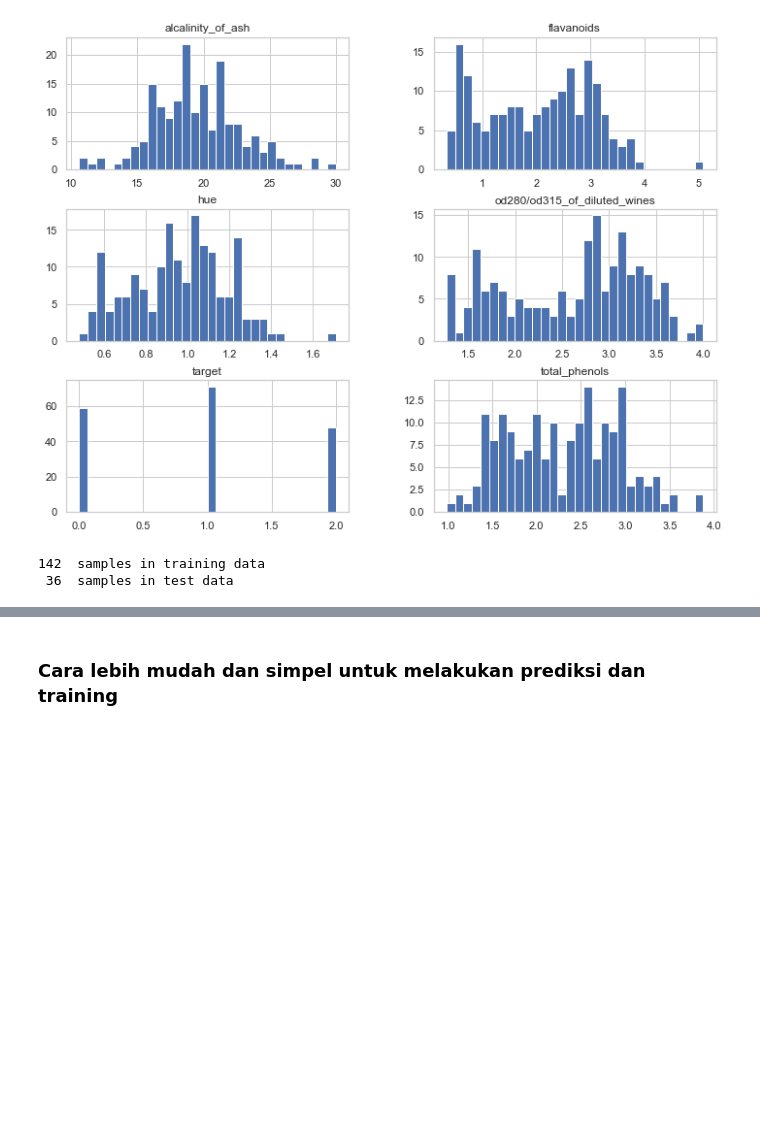
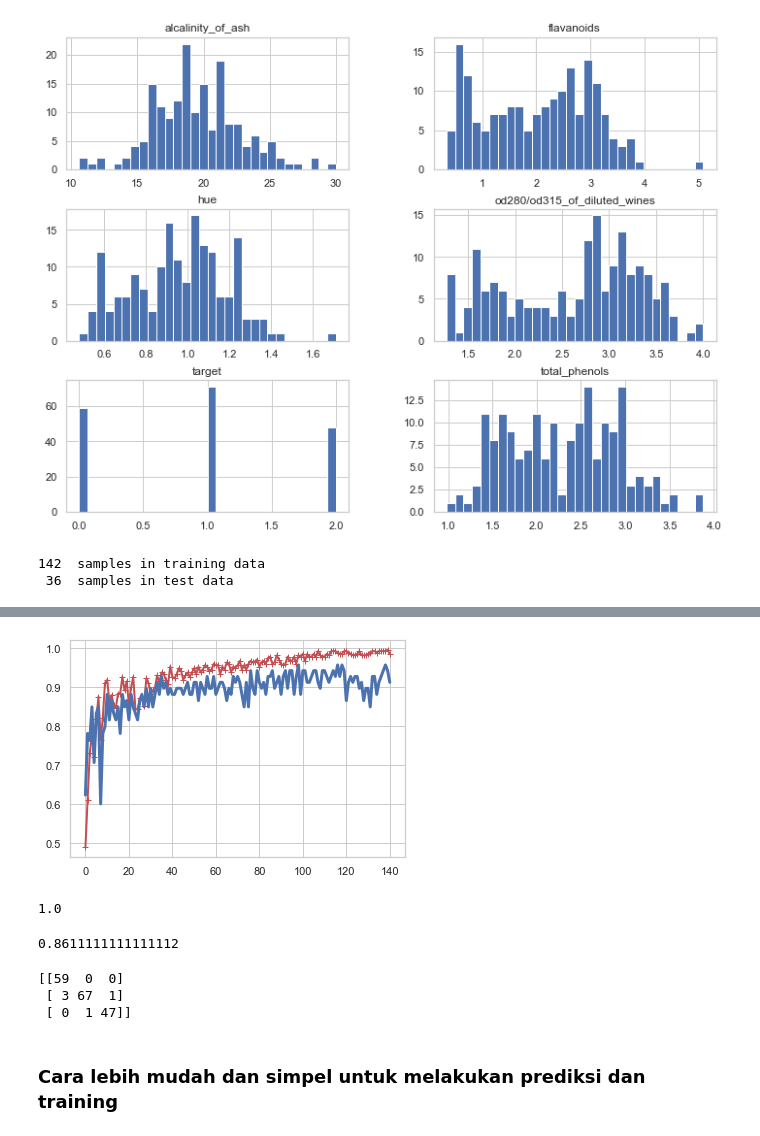
Before and after one commit to mharitsnf/Intro-to-AI-ML, a Jupyter notebook: Wine.ipynb, the cells around one changed output, grey strips where cells are left out. Saved outputs shown, nothing was run; the diff lists cells and outputs as text; code cells hidden in the pictures; blank space fills up the shorter version.

```diff
--- a/Wine.ipynb
+++ b/Wine.ipynb
@@ -211,3 +249,26 @@ plot_learning_curve(rfc, data_train, data_test, label_train, label_test)
+# %%
+rfc1 = RandomForestClassifier()
+plot_learning_curve(rfc1, data_train1, data_test1, label_train1, label_test1)
+# %% [output]
+[figure, added]
+# %%
+rfc1 = RandomForestClassifier(n_estimators=100)
+rfc1.fit(data_train1, label_train1)
+rfc1.score(data_train1, label_train1)
+# %% [output]
+1.0
+# %%
+rfc1.score(data_test1, label_test1)
+# %% [output]
+0.8611111111111112
+# %%
+data_pred = rfc1.predict(df_features.drop(['target'], axis=1))
+data_actual = df_features['target'].to_numpy()
+print(confusion_matrix(data_actual, data_pred))
+# %% [output]
+[[59  0  0]
+ [ 3 67  1]
+ [ 0  1 47]]
 # %% [markdown]
 ### Cara lebih mudah dan simpel untuk melakukan prediksi dan training
 # %%
```
Also changed, not shown: parts of 9 cells of this notebook, 9 other files.
